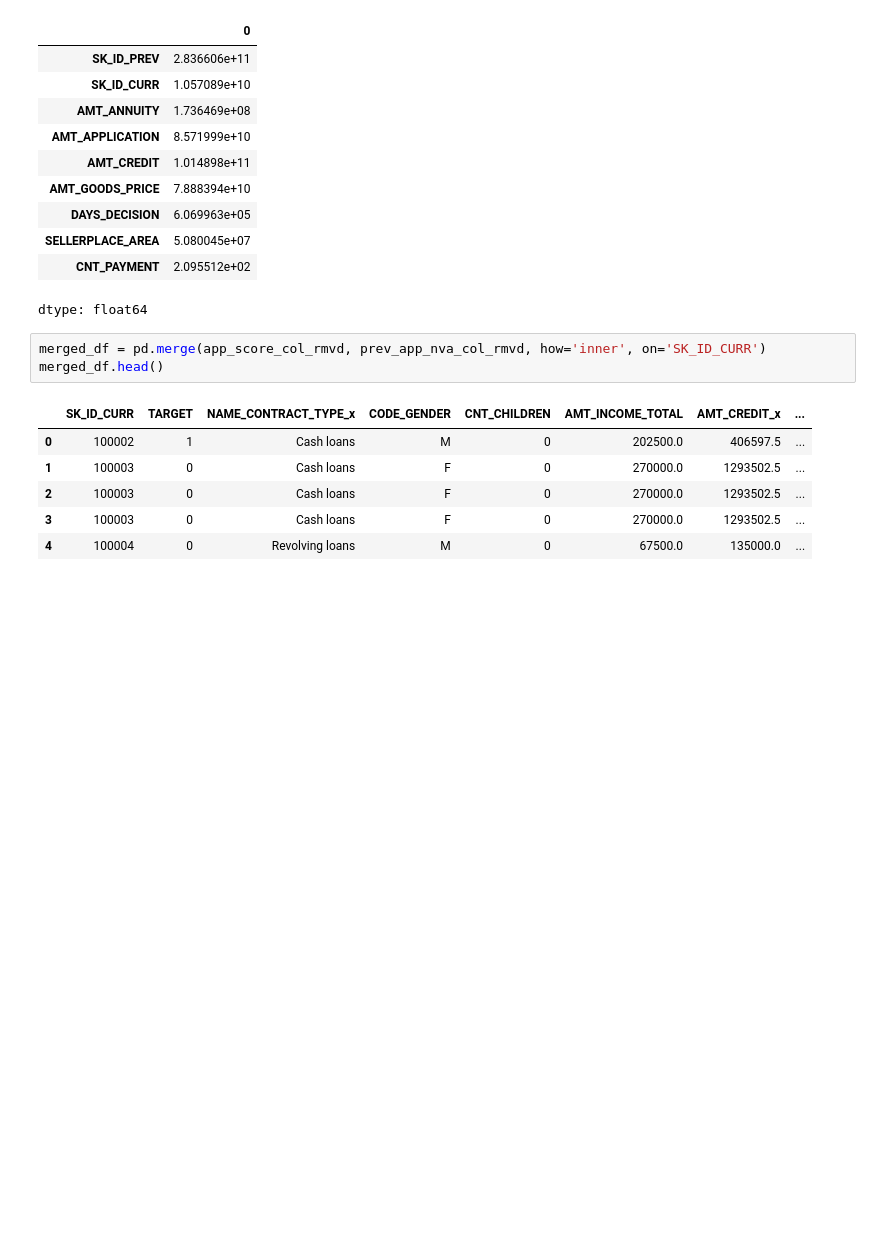
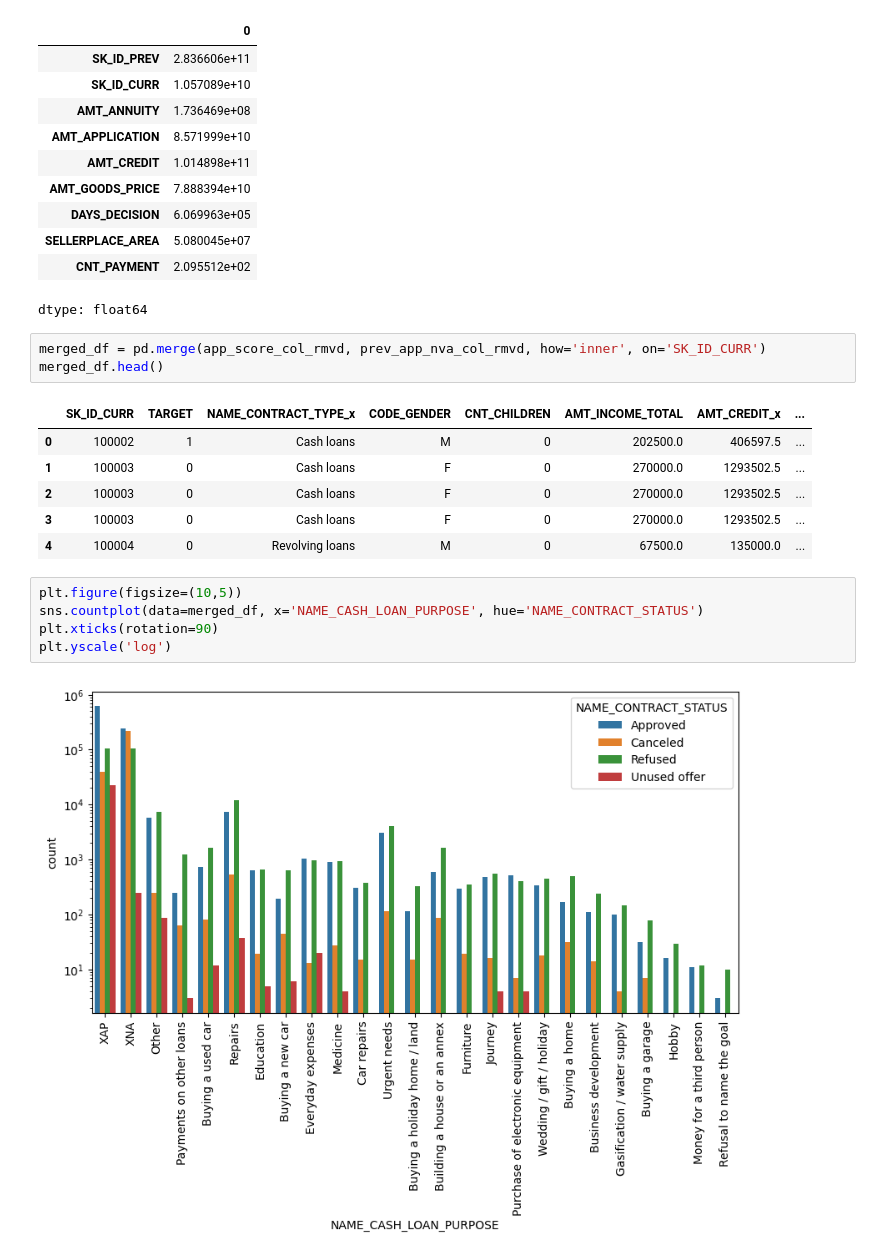
Before and after one commit to htetaunglynn94/portfolio_projects, a Jupyter notebook: eda_on_loan_default.ipynb, the cells around one changed output. Drawn from its saved outputs; the diff is of its cells as text; blank space fills up the shorter version.

Commit message:
Update loan default project

```diff
--- a/eda_on_loan_default.ipynb
+++ b/eda_on_loan_default.ipynb
@@ -1532,3 +1532,10 @@ merged_df.head()
 | 2 | 100003 | 0 | Cash loans | F | 0 | 270000.0 | 1293502.5 | ... |
 | 3 | 100003 | 0 | Cash loans | F | 0 | 270000.0 | 1293502.5 | ... |
 | 4 | 100004 | 0 | Revolving loans | M | 0 | 67500.0 | 135000.0 | ... |
+# %%
+plt.figure(figsize=(10,5))
+sns.countplot(data=merged_df, x='NAME_CASH_LOAN_PURPOSE', hue='NAME_CONTRACT_STATUS')
+plt.xticks(rotation=90)
+plt.yscale('log')
+# %% [output]
+[figure, added]
```
Also changed, not shown: parts of 14 cells of this notebook.
